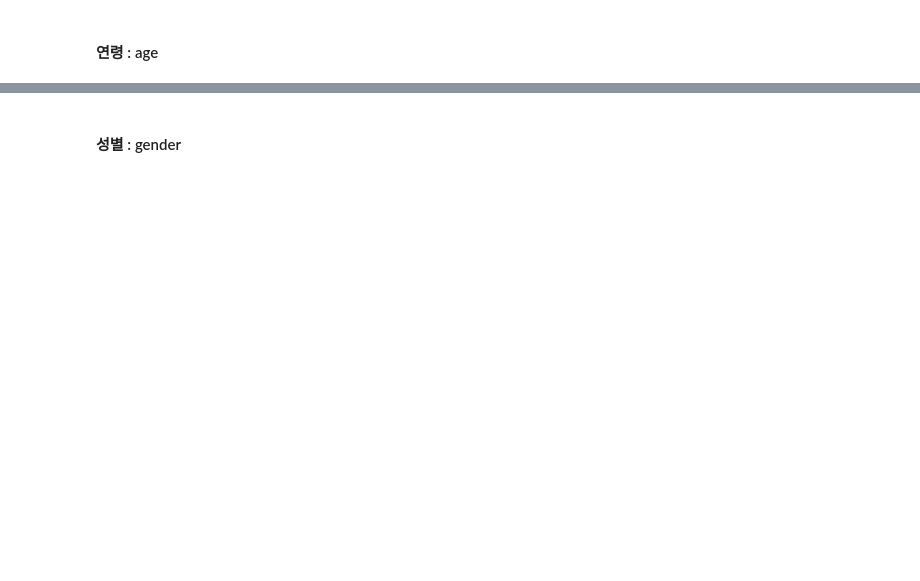
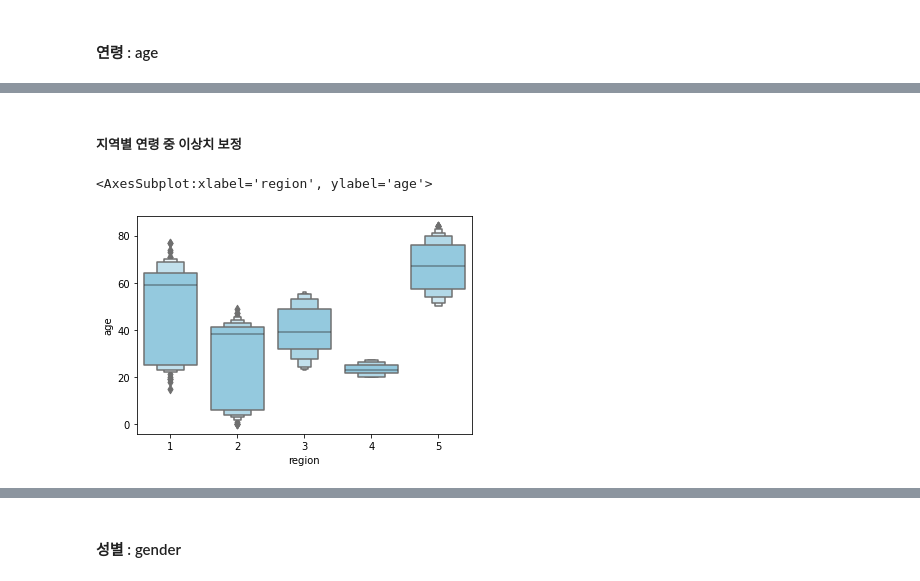
Before and after one commit to zivary/Working-with-data, a Jupyter notebook: 고객거래데이터_cakd_07_맛집트레블러.ipynb, the cells around one changed output, grey strips where cells are left out. Cells and saved outputs as stored; diff of their text form; code cells hidden in the pictures; blank space fills up the shorter version.

```diff
--- a/고객거래데이터_cakd_07_맛집트레블러.ipynb
+++ b/고객거래데이터_cakd_07_맛집트레블러.ipynb
@@ -555,30 +143,28 @@ Name: income, dtype: int64
 # %%
-# age = np.random.randint(7, 81, size=(1000))
 # 1 지역 연령 데이터 생성
-# age_1_old = np.random.normal(65, 6, 60).tolist()
-# age_1_young = np.random.normal(24, 3, 40).tolist()
-# age_1 = age_1_old + age_1_young
-# customer.age[customer.region == 1] = age_1
+age_1_old = np.random.normal(65, 6, 60).tolist()
+age_1_young = np.random.normal(24, 3, 40).tolist()
+age_1 = age_1_old + age_1_young
+customer.age[customer.region == 1] = age_1
 
 # 2 지역 연령 데이터 생성
-# age_2_old = np.random.normal(40, 3, 100).tolist()
-# age_2_young = np.random.normal(5, 3, 50).tolist()
-# age_2 = age_2_old + age_2_young
-# customer.age[customer.region == 2] = age_2
+age_2_old = np.random.normal(40, 3, 100).tolist()
+age_2_young = np.random.normal(5, 3, 50).tolist()
+age_2 = age_2_old + age_2_young
+customer.age[customer.region == 2] = age_2
 
-# 3 지역 연령 데이터 생성
-# customer.age[customer.region == 3] = age_3
+# # 3 지역 연령 데이터 생성
+age_3 = np.random.randint(23, 57, size=300).tolist()
+customer.age[customer.region == 3] = age_3
 
-# 4 지역 연령 데이터 생성
-age_4 = np.random.randint(20, 28, size=300).tolist()
+# # 4 지역 연령 데이터 생성
+age_4 = np.random.randint(20, 28, size=200).tolist()
 customer.age[customer.region == 4] = age_4
 
-# 5 지역 연령 데이터 생성
-# age_1_old = np.random.normal(60, 6, 60).tolist()
-# age_1_young = np.random.normal(24, 3, 40).tolist()
-# age_6 = age_1_old + age_1_young
-# customer.age[customer.region == 5] = age_5
+# # 5 지역 연령 데이터 생성
+age_5 = np.random.randint(50, 85, size=250).tolist()
+customer.age[customer.region == 5] = age_5
 
-customer.age[customer.region == 4] = customer.age[customer.region == 4].map(lambda x: int(x))
-customer.age[customer.region == 4].value_counts().sort_index()
+customer.age = customer.age.map(lambda x: int(x))
+customer.age.value_counts().sort_index()
 # %% [output]
@@ -585,0 +183,8 @@ ValueError: cannot assign mismatch length to masked array
+# %% [markdown]
+##### 지역별 연령 중 이상치 보정
+# %%
+# 지역에 따른 연령 분포 확인 : by boxenplot
+sns.boxenplot(x='region', y='age', data=customer, color='skyblue')
+# %% [output]
+<AxesSubplot:xlabel='region', ylabel='age'>
+[figure, added]
```
Also changed, not shown: parts of 94 cells of this notebook.
